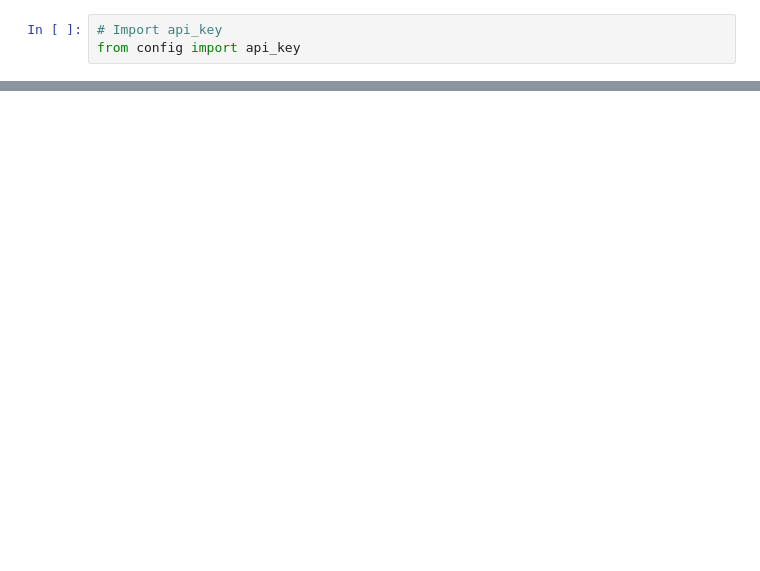
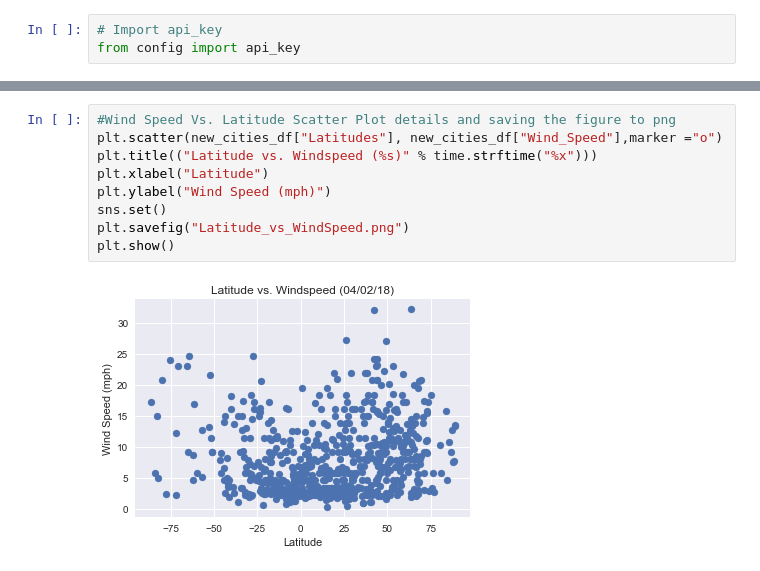
Before and after one commit to malvika/API-challenge, a Jupyter notebook: WeatherAPI.ipynb, the cells around one changed output, grey strips where cells are left out. Saved outputs shown, nothing was run; the diff lists cells and outputs as text; blank space fills up the shorter version.

```diff
--- a/WeatherAPI.ipynb
+++ b/WeatherAPI.ipynb
@@ -57,0 +157,11 @@ len(new_cities_df)
+# %%
+#Wind Speed Vs. Latitude Scatter Plot details and saving the figure to png
+plt.scatter(new_cities_df["Latitudes"], new_cities_df["Wind_Speed"],marker ="o")
+plt.title(("Latitude vs. Windspeed (%s)" % time.strftime("%x")))
+plt.xlabel("Latitude")
+plt.ylabel("Wind Speed (mph)")
+sns.set()
+plt.savefig("Latitude_vs_WindSpeed.png")
+plt.show()
+# %% [output]
+[figure, added]
```
Also changed, not shown: parts of 9 cells of this notebook, 7 other files.
